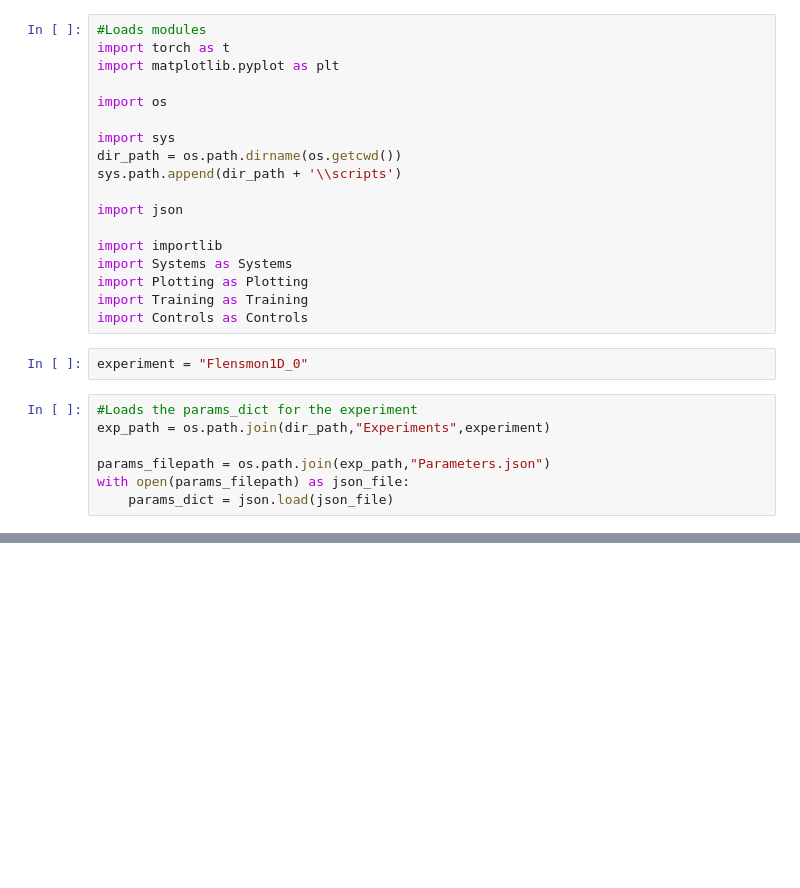
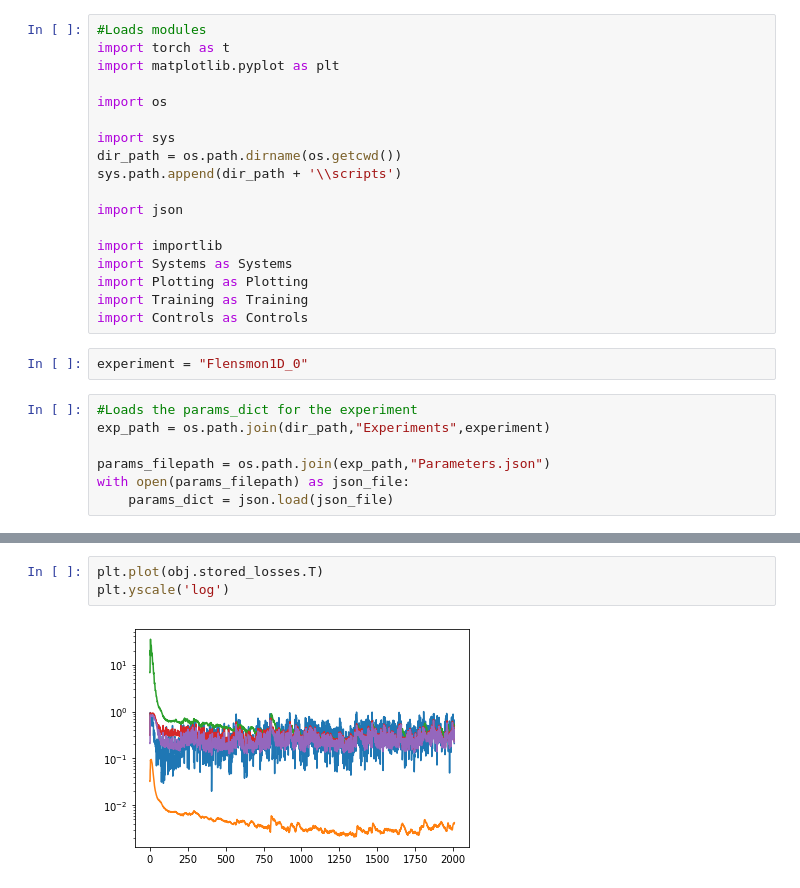
Before and after one commit to Vinther901/Quantum-Optimal-Control, a Jupyter notebook: 1DToyExample/RunExperiments.ipynb, the cells around one changed output, grey strips where cells are left out. Saved outputs shown, nothing was run; the diff lists cells and outputs as text; blank space fills up the shorter version.

```diff
--- a/1DToyExample/RunExperiments.ipynb
+++ b/1DToyExample/RunExperiments.ipynb
@@ -64,0 +79,5 @@ Right now the dimensions of the derivatives are not correct.
+# %%
+plt.plot(obj.stored_losses.T)
+plt.yscale('log')
+# %% [output]
+[figure, added]
```
Also changed, not shown: parts of 8 cells of this notebook, 5 other files.
